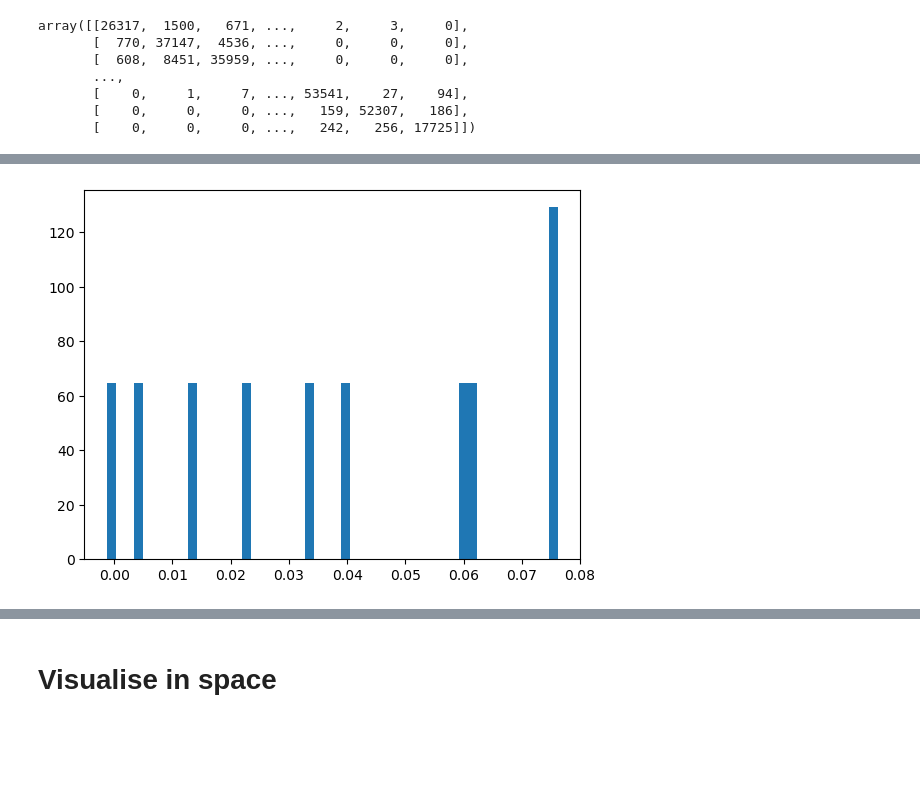
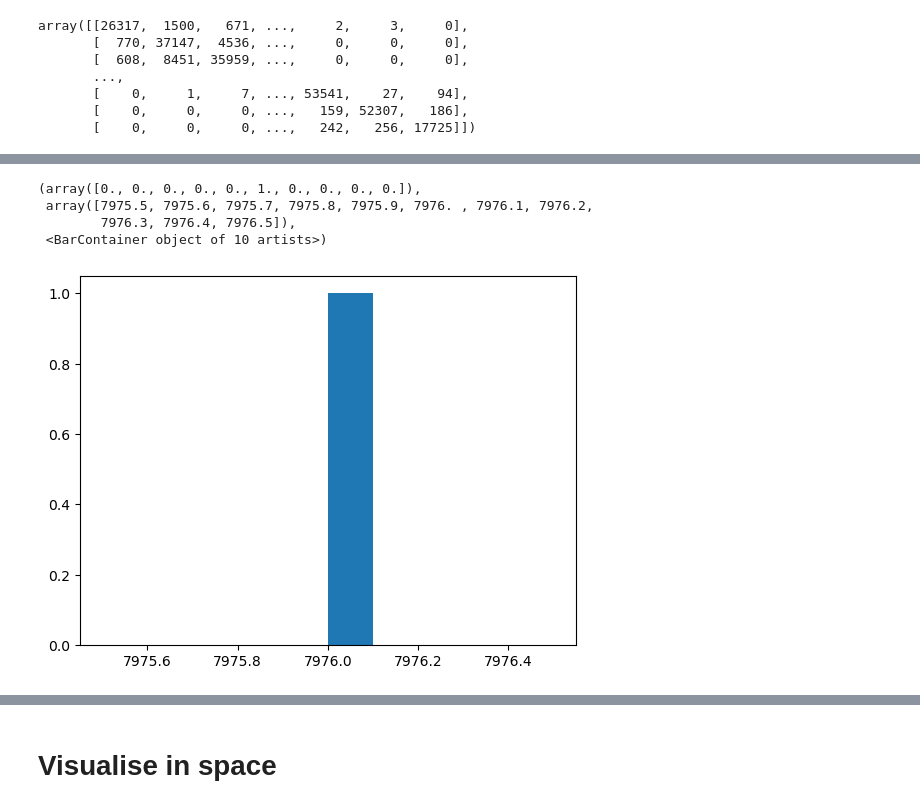
Before and after one commit to joel-winterton/mobilityABM, a Jupyter notebook: distinguishability_analysis.ipynb, the cells around one changed output, grey strips where cells are left out. Saved outputs shown, nothing was run; the diff lists cells and outputs as text; code cells hidden in the pictures; blank space fills up the shorter version.

```diff
--- a/distinguishability_analysis.ipynb
+++ b/distinguishability_analysis.ipynb
@@ -90,6 +72,16 @@ plt.hist(peak_difference)
-# %%
-population = commuter_matrix.sum(axis=(0, 1))
-plt.hist(peak_difference / population * 100, bins=50, density=True)
-plt.show()
-# %% [output]
-[figure, removed]
+# %%
+iterations = 1
+peak_difference = np.zeros(iterations)
+for k in range(iterations):
+    _, i_m, _ = simulate(beta=beta, gamma=gamma, od_matrix=commuter_matrix, t_max=t_max, seed_subpatch=seed_subpatch,
+                         distinguish=False)
+    _, i_d, _ = simulate(beta=beta, gamma=gamma, od_matrix=commuter_matrix, t_max=t_max, seed_subpatch=seed_subpatch,
+                         distinguish=True)
+    peak_difference[k] = i_m.max() - i_d.max()
+plt.hist(peak_difference)
+# %% [output]
+(array([0., 0., 0., 0., 0., 1., 0., 0., 0., 0.]),
+ array([7975.5, 7975.6, 7975.7, 7975.8, 7975.9, 7976. , 7976.1, 7976.2,
+        7976.3, 7976.4, 7976.5]),
+ <BarContainer object of 10 artists>)
+[figure, added]
```
Also changed, not shown: parts of 27 cells of this notebook, 2 other files.
